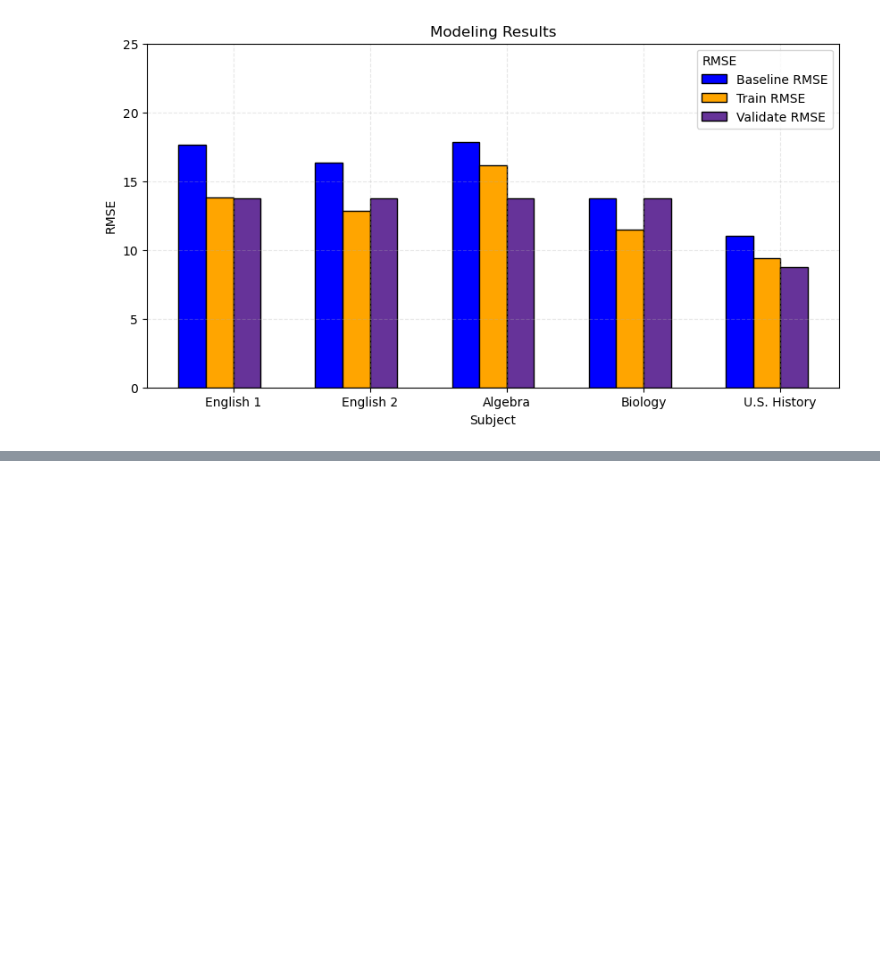
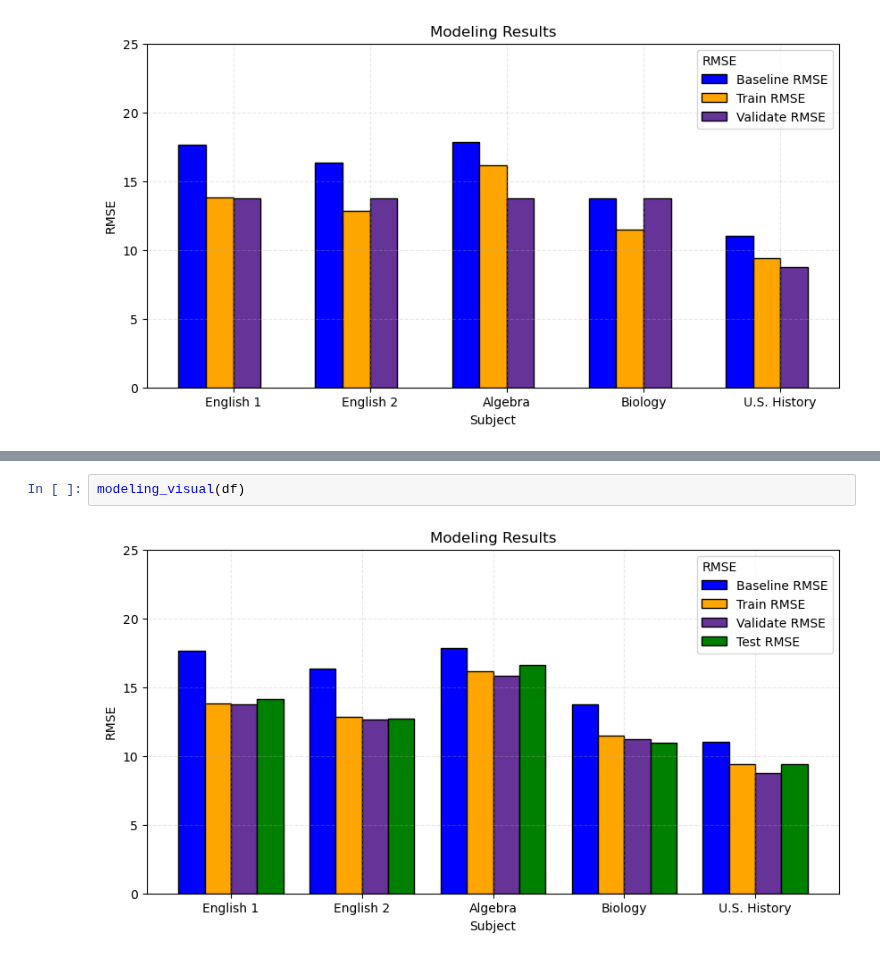
Before and after one commit to college-readiness-preds/capstone_readiness, a Jupyter notebook: Andy/modeling.ipynb, the cells around one changed output, grey strips where cells are left out. Drawn from its saved outputs; the diff is of its cells as text; blank space fills up the shorter version.

```diff
--- a/Andy/modeling.ipynb
+++ b/Andy/modeling.ipynb
@@ -736,0 +959,4 @@ plt.bar(X_axis[0] - 0.2, trainacc, 0.2, label = 'Train Accuracy', color=['blue']
+# %%
+modeling_visual(df)
+# %% [output]
+[figure, added]
```
Also changed, not shown: parts of 6 cells of this notebook, 3 other files.
